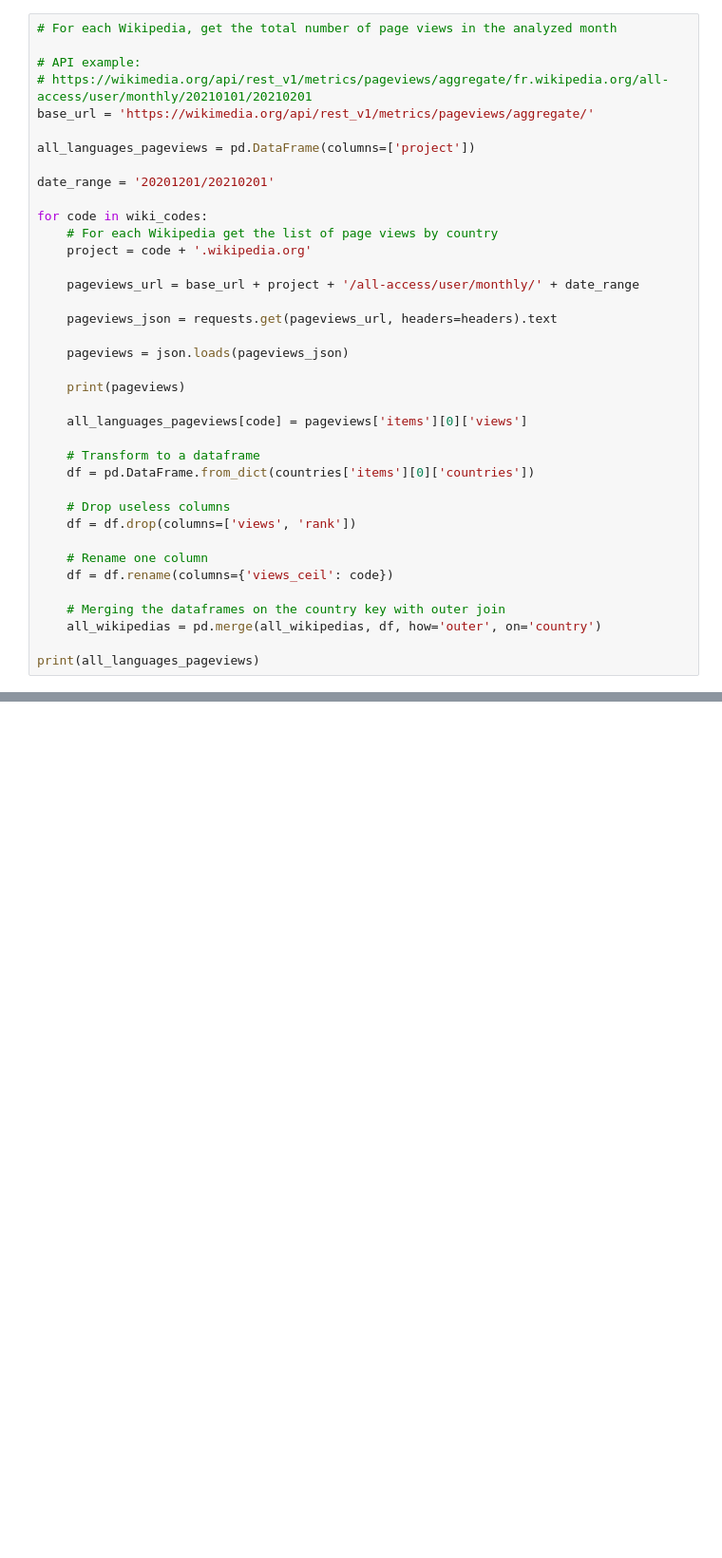
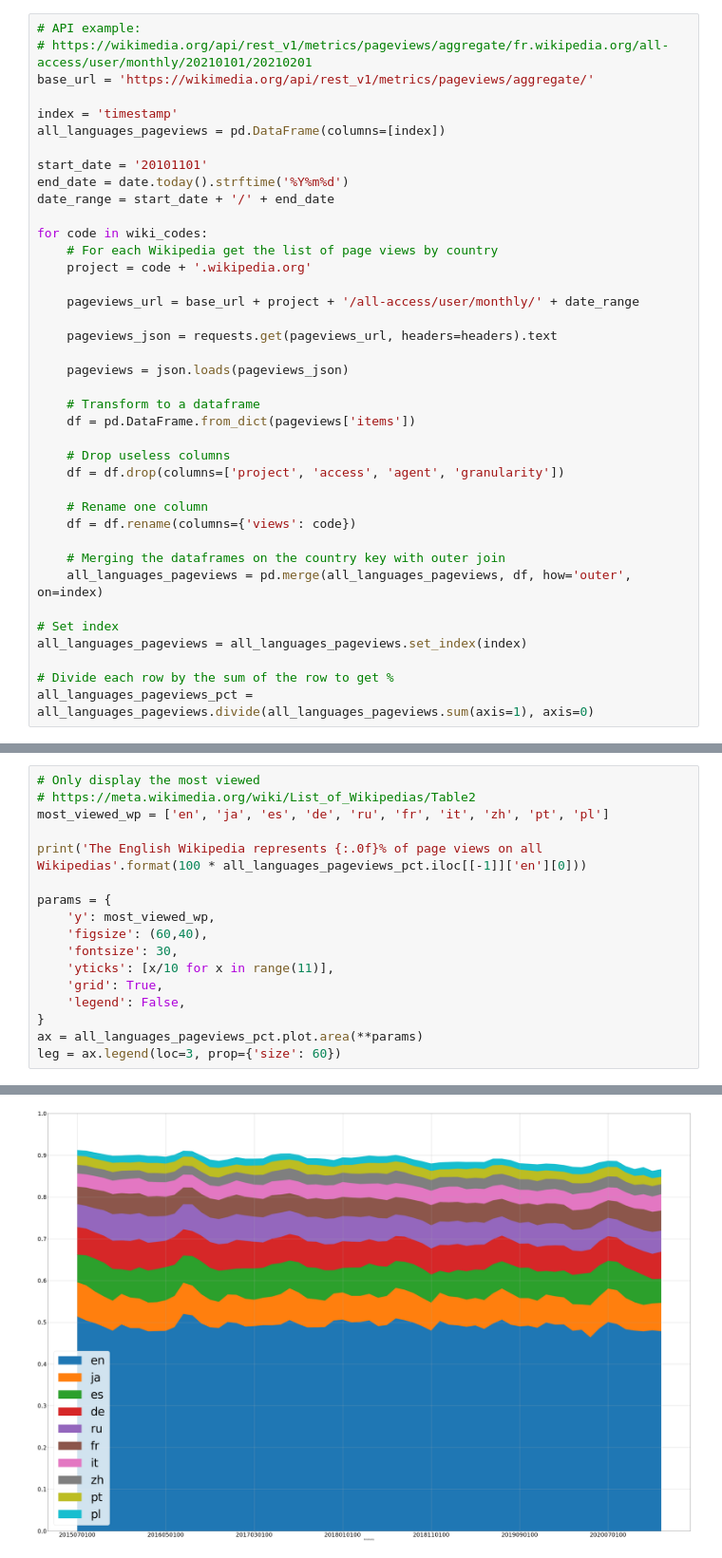
Before and after one commit to a455bcd9/wikilangtrends, a Jupyter notebook: Wikipedia Languages.ipynb, the cells around one changed output, grey strips where cells are left out. Shown at 95% size. Drawn from its saved outputs; the diff is of its cells as text; blank space fills up the shorter version.

```diff
--- a/Wikipedia Languages.ipynb
+++ b/Wikipedia Languages.ipynb
@@ -339,13 +366,14 @@ display_svg(svg_code)
 # %%
-# For each Wikipedia, get the total number of page views in the analyzed month
-
 # API example:
 # https://wikimedia.org/api/rest_v1/metrics/pageviews/aggregate/fr.wikipedia.org/all-access/user/monthly/20210101/20210201
 base_url = 'https://wikimedia.org/api/rest_v1/metrics/pageviews/aggregate/'
 
-all_languages_pageviews = pd.DataFrame(columns=['project'])
+index = 'timestamp'
+all_languages_pageviews = pd.DataFrame(columns=[index])
 
-date_range = '20201201/20210201'
+start_date = '20101101'
+end_date = date.today().strftime('%Y%m%d')
+date_range = start_date + '/' + end_date
 
 for code in wiki_codes:
     # For each Wikipedia get the list of page views by country
@@ -357,21 +385,21 @@ for code in wiki_codes:
 
     pageviews = json.loads(pageviews_json)
 
-    print(pageviews)
-
-    all_languages_pageviews[code] = pageviews['items'][0]['views']
-
     # Transform to a dataframe
-    df = pd.DataFrame.from_dict(countries['items'][0]['countries'])
+    df = pd.DataFrame.from_dict(pageviews['items'])
 
     # Drop useless columns
-    df = df.drop(columns=['views', 'rank'])
+    df = df.drop(columns=['project', 'access', 'agent', 'granularity'])
 
     # Rename one column
-    df = df.rename(columns={'views_ceil': code})
+    df = df.rename(columns={'views': code})
 
     # Merging the dataframes on the country key with outer join
-    all_wikipedias = pd.merge(all_wikipedias, df, how='outer', on='country')
+    all_languages_pageviews = pd.merge(all_languages_pageviews, df, how='outer', on=index)
 
-print(all_languages_pageviews)
+# Set index
+all_languages_pageviews = all_languages_pageviews.set_index(index)
+
+# Divide each row by the sum of the row to get %
+all_languages_pageviews_pct = all_languages_pageviews.divide(all_languages_pageviews.sum(axis=1), axis=0)
 # %% [output]
@@ -382,0 +407,18 @@ Index: []
+# %%
+# Only display the most viewed
+# https://meta.wikimedia.org/wiki/List_of_Wikipedias/Table2
+most_viewed_wp = ['en', 'ja', 'es', 'de', 'ru', 'fr', 'it', 'zh', 'pt', 'pl']
+
+print('The English Wikipedia represents {:.0f}% of page views on all Wikipedias'.format(100 * all_languages_pageviews_pct.iloc[[-1]]['en'][0]))
+
+params = {
+    'y': most_viewed_wp,
+    'figsize': (60,40),
+    'fontsize': 30,
+    'yticks': [x/10 for x in range(11)],
+    'grid': True,
+    'legend': False,
+}
+ax = all_languages_pageviews_pct.plot.area(**params)
+leg = ax.legend(loc=3, prop={'size': 60})
+# %% [output]
@@ -382,0 +426 @@ Index: []
+[figure, added]
```
Also changed, not shown: parts of 21 cells of this notebook.
